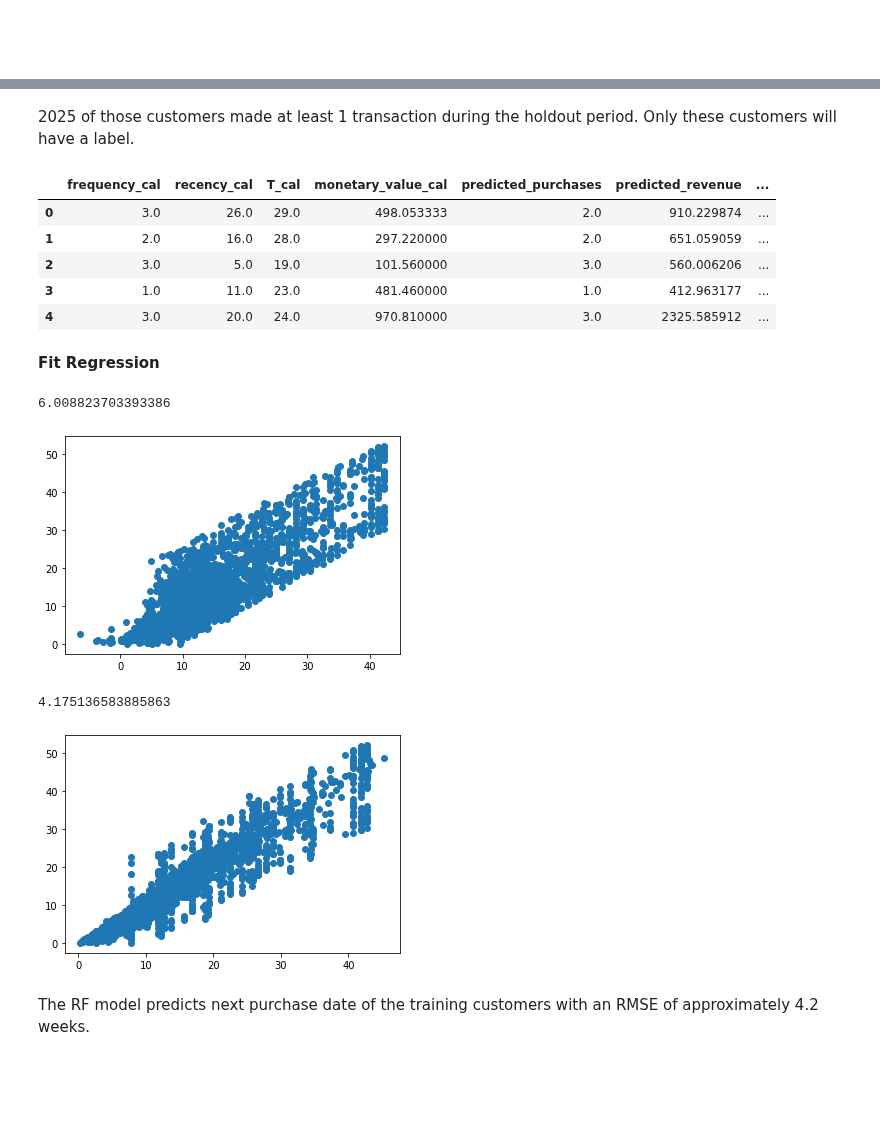
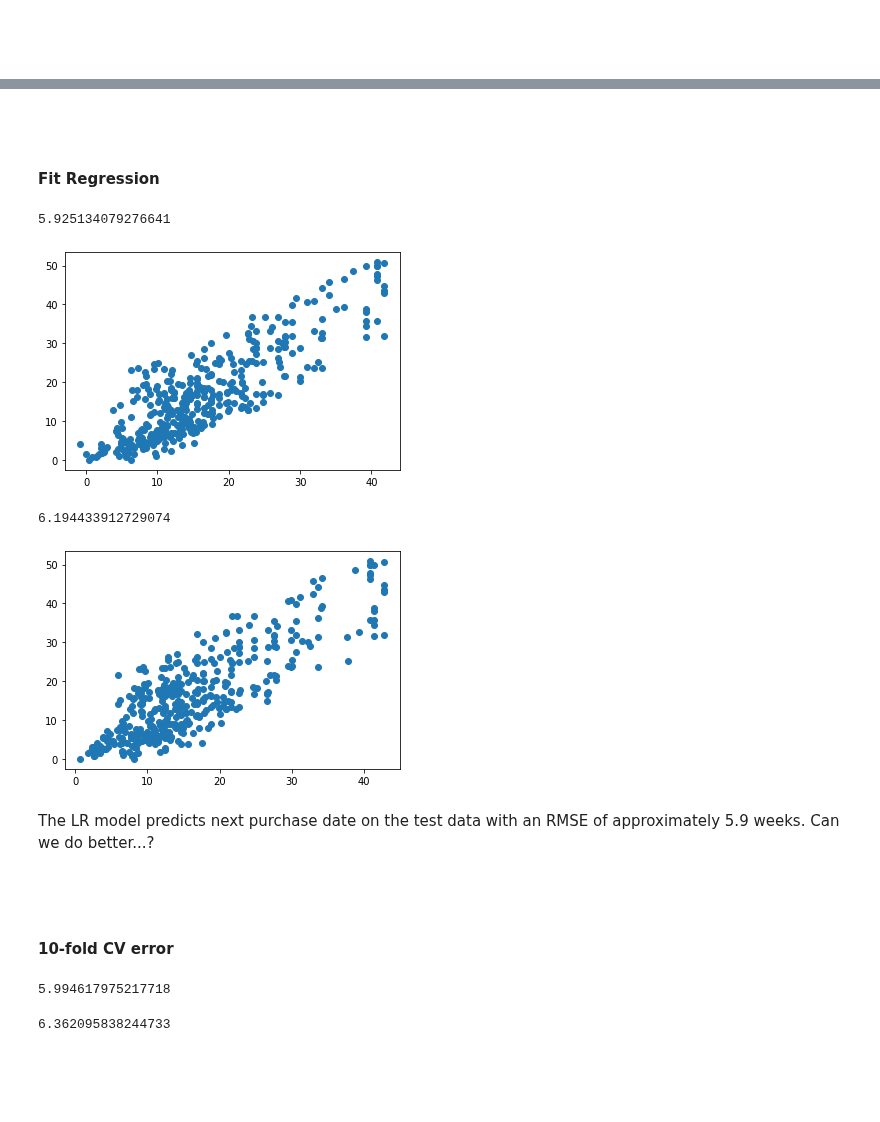
Before and after one commit to W-Tran/Online-Retail, a Jupyter notebook: clv_customer_seg.ipynb, the cells around one changed output, grey strips where cells are left out. Saved outputs shown, nothing was run; the diff lists cells and outputs as text; code cells hidden in the pictures; blank space fills up the shorter version.

```diff
--- a/clv_customer_seg.ipynb
+++ b/clv_customer_seg.ipynb
@@ -1090,2 +1146,0 @@ train_df.head()
-# %% [markdown]
-2025 of those customers made at least 1 transaction during the holdout period. Only these customers will have a label.
@@ -1147,43 +1147,53 @@ train_df = train_df[['frequency_cal',
-# %%
-train_df.head()
-# %% [output]
-|  | frequency_cal | recency_cal | T_cal | monetary_value_cal | predicted_purchases | predicted_revenue | ... |
-| 0 | 3.0 | 26.0 | 29.0 | 498.053333 | 2.0 | 910.229874 | ... |
-| 1 | 2.0 | 16.0 | 28.0 | 297.220000 | 2.0 | 651.059059 | ... |
-| 2 | 3.0 | 5.0 | 19.0 | 101.560000 | 3.0 | 560.006206 | ... |
-| 3 | 1.0 | 11.0 | 23.0 | 481.460000 | 1.0 | 412.963177 | ... |
-| 4 | 3.0 | 20.0 | 24.0 | 970.810000 | 3.0 | 2325.585912 | ... |
+# %%
+X_train, X_test, y_train, y_test = train_test_split(train_df, label, test_size=0.2, random_state=42)
+# %% [markdown]
+<br>
+<br>
 # %% [markdown]
 **Fit Regression**
 # %%
 from sklearn.impute import SimpleImputer
 imputer = SimpleImputer()
-X_train = imputer.fit_transform(train_df)
-y = label.values
+X_train = imputer.fit_transform(X_train)
+X_test = imputer.transform(X_test)
 # %%
 from sklearn.linear_model import LinearRegression
 from sklearn.ensemble import RandomForestRegressor
 from sklearn.metrics import mean_squared_error
 
 lr = LinearRegression()
-lr.fit(X_train, y)
-print(np.sqrt(mean_squared_error(y, lr.predict(X_train))))
-plt.scatter(lr.predict(X_train), y);
+lr.fit(X_train, y_train)
+print(np.sqrt(mean_squared_error(y_test, lr.predict(X_test))))
+plt.scatter(lr.predict(X_test), y_test);
 # %% [output]
-6.008823703393386
+5.925134079276641
-[figure, old version]
+[figure, new version]
 # %%
 rf = RandomForestRegressor(n_estimators=1000, n_jobs=6)
-rf.fit(X_train, y)
+rf.fit(X_train, y_train)
 
-print(np.sqrt(mean_squared_error(y, rf.predict(X_train))))
+print(np.sqrt(mean_squared_error(y_test, rf.predict(X_test))))
 
-plt.scatter(rf.predict(X_train), y);
+plt.scatter(rf.predict(X_test), y_test);
 # %% [output]
-4.175136583885863
+6.194433912729074
-[figure, old version]
+[figure, new version]
 # %% [markdown]
-The RF model predicts next purchase date of the training customers with an RMSE of approximately 4.2 weeks.
+The LR model predicts next purchase date on the test data with an RMSE of approximately 5.9 weeks. Can we do better...?
 # %% [markdown]
 <br>
 <br>
+# %% [markdown]
+**10-fold CV error**
+# %%
+imputer = SimpleImputer()
+lr = LinearRegression()
+print(np.sqrt(-np.mean(cross_val_score(lr, imputer.fit_transform(train_df), label, scoring='neg_mean_squared_error', cv=10, n_jobs=2))))
+# %% [output]
+5.994617975217718
+# %%
+imputer = SimpleImputer()
+rf = RandomForestRegressor(n_estimators=1000, n_jobs=2)
+print(np.sqrt(-np.mean(cross_val_score(rf, imputer.fit_transform(train_df), label, scoring='neg_mean_squared_error', cv=10, n_jobs=2))))
+# %% [output]
+6.362095838244733
```
Also changed, not shown: parts of 8 cells of this notebook, 1 other file.
